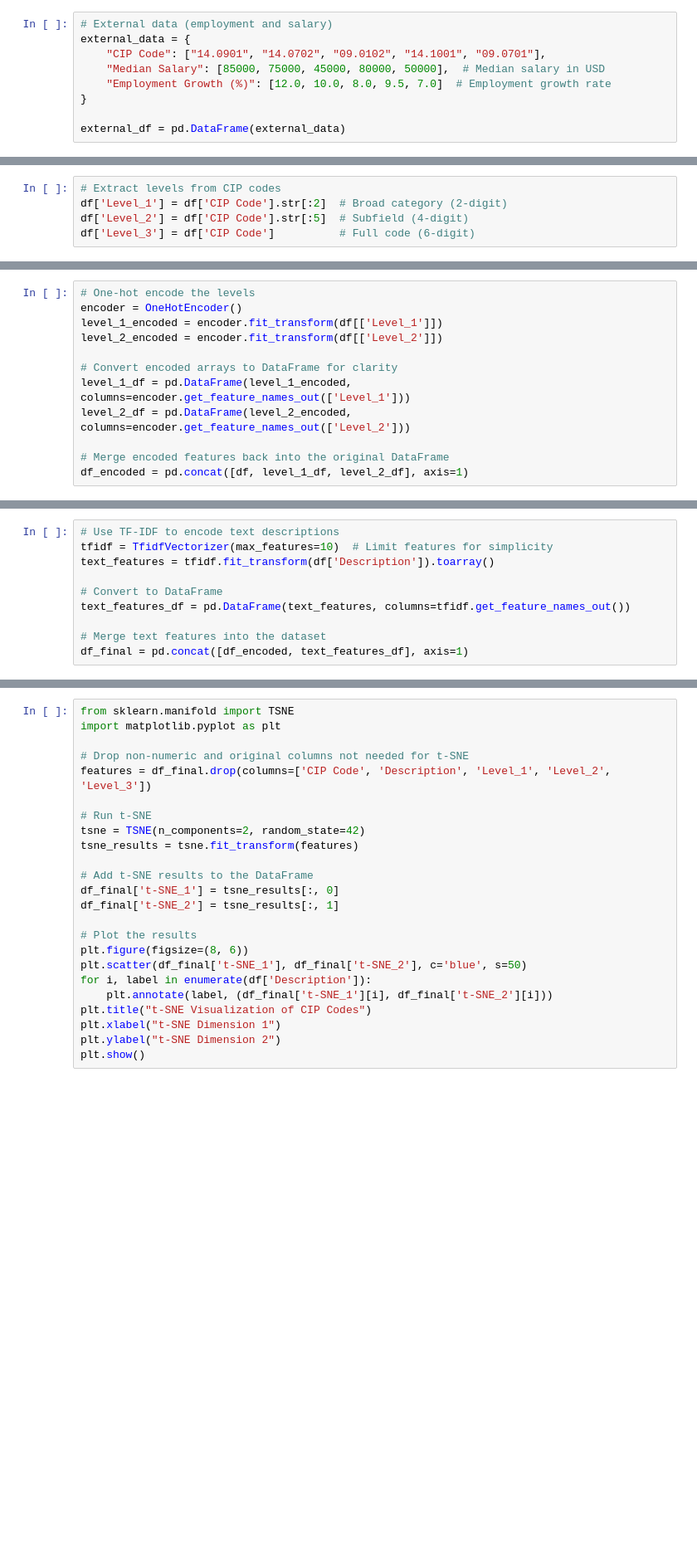
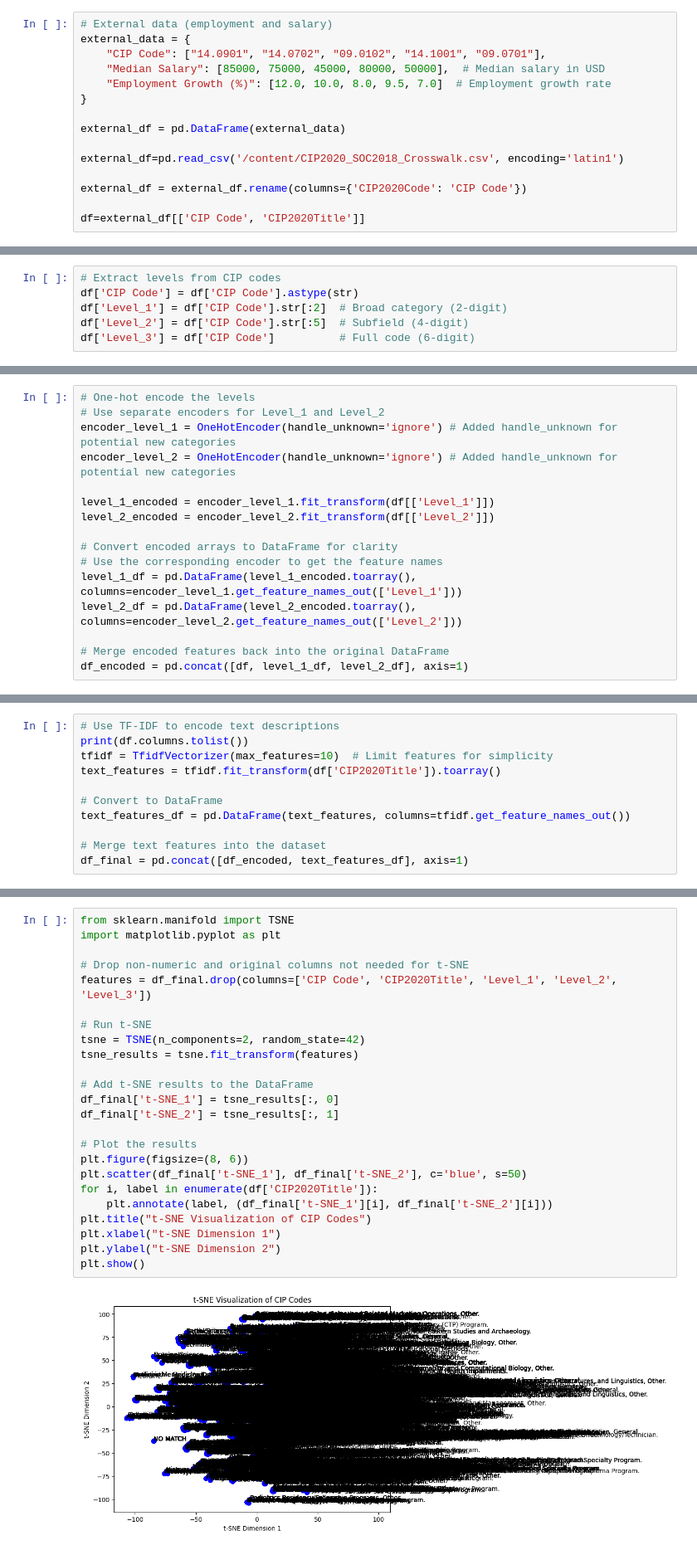
Before and after one commit to awagler2/NODE, a Jupyter notebook: CIPanalysis.ipynb, the cells around one changed output, grey strips where cells are left out. Shown at 83% size. Drawn from its saved outputs; the diff is of its cells as text; blank space fills up the shorter version.

```diff
--- a/CIPanalysis.ipynb
+++ b/CIPanalysis.ipynb
@@ -28,5 +30,11 @@ external_data = {
 }
 
 external_df = pd.DataFrame(external_data)
+
+external_df=pd.read_csv('/content/CIP2020_SOC2018_Crosswalk.csv', encoding='latin1')
+
+external_df = external_df.rename(columns={'CIP2020Code': 'CIP Code'})
+
+df=external_df[['CIP Code', 'CIP2020Title']]
 # %%
 # Merge external data with the main dataset
@@ -41,6 +51,7 @@ df_merged[['Median Salary', 'Employment Growth (%)']] = scaler.fit_transform(
 )
 # %%
 # Extract levels from CIP codes
+df['CIP Code'] = df['CIP Code'].astype(str)
 df['Level_1'] = df['CIP Code'].str[:2]  # Broad category (2-digit)
 df['Level_2'] = df['CIP Code'].str[:5]  # Subfield (4-digit)
 df['Level_3'] = df['CIP Code']          # Full code (6-digit)
@@ -47,12 +69,16 @@ df['Level_3'] = df['CIP Code']          # Full code (6-digit)
 # %%
 # One-hot encode the levels
-encoder = OneHotEncoder()
-level_1_encoded = encoder.fit_transform(df[['Level_1']])
-level_2_encoded = encoder.fit_transform(df[['Level_2']])
+# Use separate encoders for Level_1 and Level_2
+encoder_level_1 = OneHotEncoder(handle_unknown='ignore') # Added handle_unknown for potential new categories
+encoder_level_2 = OneHotEncoder(handle_unknown='ignore') # Added handle_unknown for potential new categories
+
+level_1_encoded = encoder_level_1.fit_transform(df[['Level_1']])
+level_2_encoded = encoder_level_2.fit_transform(df[['Level_2']])
 
 # Convert encoded arrays to DataFrame for clarity
-level_1_df = pd.DataFrame(level_1_encoded, columns=encoder.get_feature_names_out(['Level_1']))
-level_2_df = pd.DataFrame(level_2_encoded, columns=encoder.get_feature_names_out(['Level_2']))
+# Use the corresponding encoder to get the feature names
+level_1_df = pd.DataFrame(level_1_encoded.toarray(), columns=encoder_level_1.get_feature_names_out(['Level_1']))
+level_2_df = pd.DataFrame(level_2_encoded.toarray(), columns=encoder_level_2.get_feature_names_out(['Level_2']))
 
 # Merge encoded features back into the original DataFrame
 df_encoded = pd.concat([df, level_1_df, level_2_df], axis=1)
@@ -61,7 +85,8 @@ ValueError: input_features is not equal to feature_names_in_
 # %%
 # Use TF-IDF to encode text descriptions
+print(df.columns.tolist())
 tfidf = TfidfVectorizer(max_features=10)  # Limit features for simplicity
-text_features = tfidf.fit_transform(df['Description']).toarray()
+text_features = tfidf.fit_transform(df['CIP2020Title']).toarray()
 
 # Convert to DataFrame
 text_features_df = pd.DataFrame(text_features, columns=tfidf.get_feature_names_out())
@@ -73,26 +98,28 @@ NameError: name 'df_encoded' is not defined
 # %%
 from sklearn.manifold import TSNE
 import matplotlib.pyplot as plt
 
 # Drop non-numeric and original columns not needed for t-SNE
-features = df_final.drop(columns=['CIP Code', 'Description', 'Level_1', 'Level_2', 'Level_3'])
+features = df_final.drop(columns=['CIP Code', 'CIP2020Title', 'Level_1', 'Level_2', 'Level_3'])
 
 # Run t-SNE
 tsne = TSNE(n_components=2, random_state=42)
 tsne_results = tsne.fit_transform(features)
 
 # Add t-SNE results to the DataFrame
 df_final['t-SNE_1'] = tsne_results[:, 0]
 df_final['t-SNE_2'] = tsne_results[:, 1]
 
 # Plot the results
 plt.figure(figsize=(8, 6))
 plt.scatter(df_final['t-SNE_1'], df_final['t-SNE_2'], c='blue', s=50)
-for i, label in enumerate(df['Description']):
+for i, label in enumerate(df['CIP2020Title']):
     plt.annotate(label, (df_final['t-SNE_1'][i], df_final['t-SNE_2'][i]))
 plt.title("t-SNE Visualization of CIP Codes")
 plt.xlabel("t-SNE Dimension 1")
 plt.ylabel("t-SNE Dimension 2")
 plt.show()
+# %% [output]
+[figure, added]
 # %%
 # Include the new features in the t-SNE input
```
Also changed, not shown: parts of 7 cells of this notebook.
